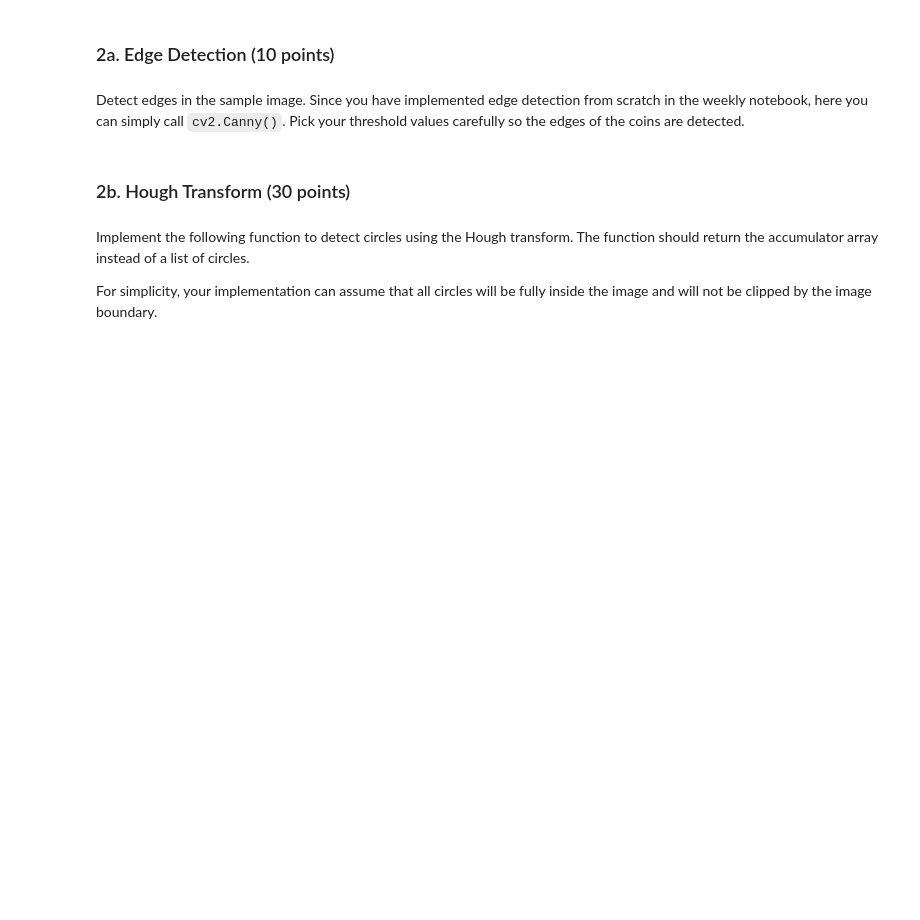
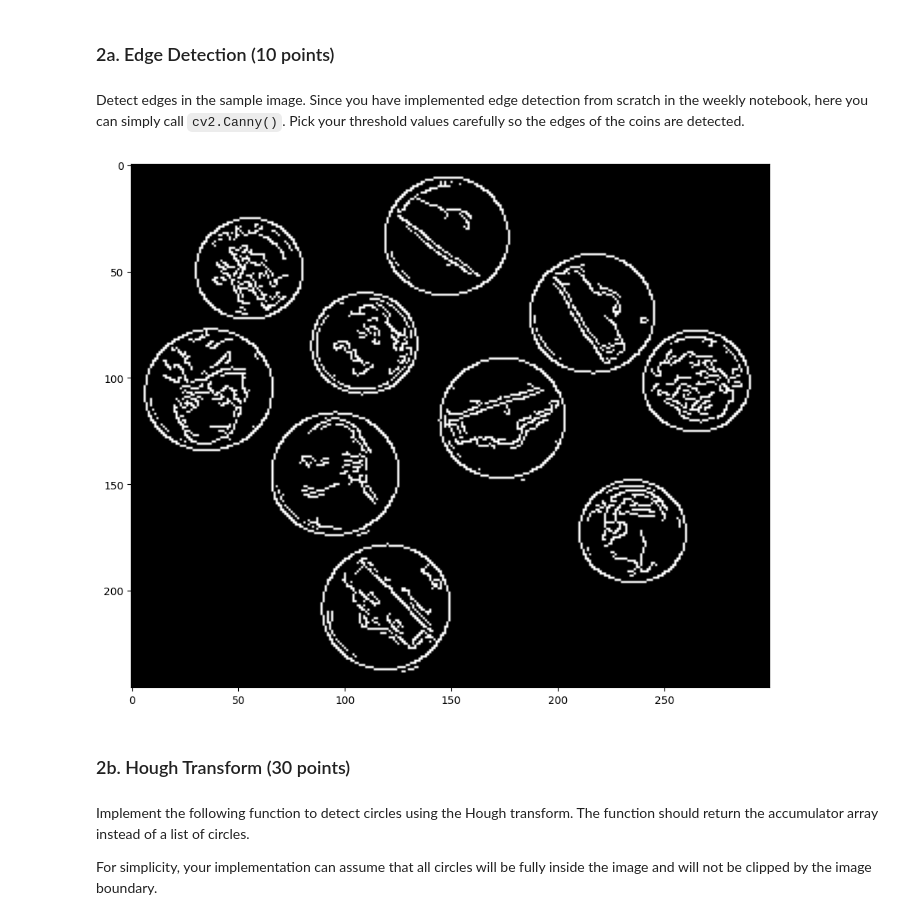
Before and after one commit to tanaynayak/CV, a Jupyter notebook: hw1/homework_1.ipynb, the cells around one changed output. Drawn from its saved outputs; the diff is of its cells as text; code cells hidden in the pictures; blank space fills up the shorter version.

```diff
--- a/hw1/homework_1.ipynb
+++ b/hw1/homework_1.ipynb
@@ -127,9 +208,11 @@ plt.show()
 # %% [markdown]
 Detect edges in the sample image. Since you have implemented edge detection from scratch in the weekly notebook, here you can simply call `cv2.Canny()`. Pick your threshold values carefully so the edges of the coins are detected.
 # %%
-edge_img = # TODO
+edge_img = cv2.Canny(img, 100, 200)
 plt.imshow(edge_img, cmap='gray')
 plt.show()
+# %% [output]
+[figure, added]
 # %% [markdown]
 ### 2b. Hough Transform (30 points)
 # %% [markdown]
```
Also changed, not shown: parts of 11 cells of this notebook.
